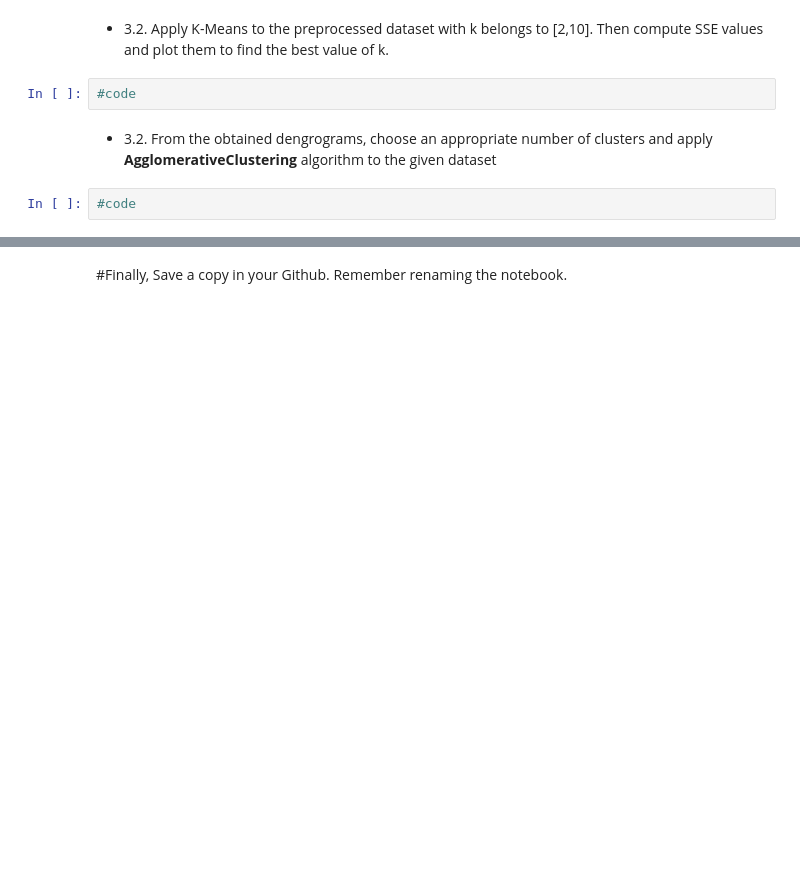
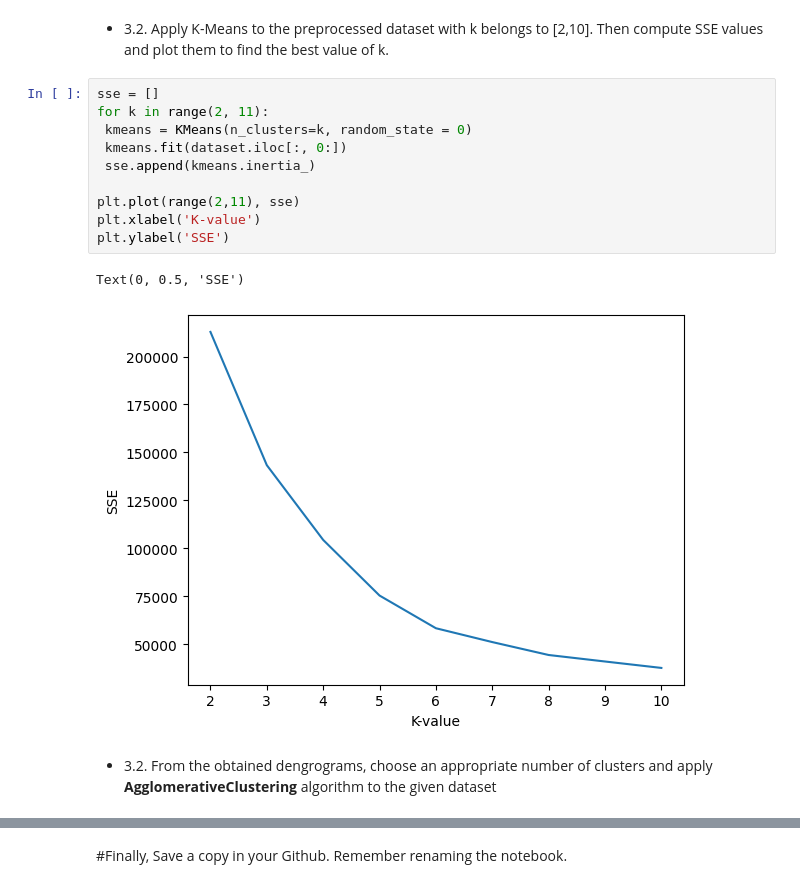
Before and after one commit to NguyenPhamQuocHuy-20130283/20130283_NguyenPhamQuocHuy_ML2023, a Jupyter notebook: Lab_7_20130283_NguyenPhamQuocHuy.ipynb, the cells around one changed output, grey strips where cells are left out. Cells and saved outputs as stored; diff of their text form; blank space fills up the shorter version.

```diff
--- a/Lab_7_20130283_NguyenPhamQuocHuy.ipynb
+++ b/Lab_7_20130283_NguyenPhamQuocHuy.ipynb
@@ -155,8 +206,17 @@ For given dataset (shopping-data.csv) including 5 attributes: **CustomerID**, **
 # %% [markdown]
 *   3.2. Apply K-Means to the preprocessed dataset with k belongs to [2,10]. Then compute SSE values and plot them to find the best value of k.
-# %%
-#code
+# %%
+sse = []
+for k in range(2, 11):
+ kmeans = KMeans(n_clusters=k, random_state = 0)
+ kmeans.fit(dataset.iloc[:, 0:])
+ sse.append(kmeans.inertia_)
+
+plt.plot(range(2,11), sse)
+plt.xlabel('K-value')
+plt.ylabel('SSE')
+# %% [output]
+Text(0, 0.5, 'SSE')
+[figure, added]
 # %% [markdown]
 *   3.2. From the obtained dengrograms, choose an appropriate number of clusters and apply **AgglomerativeClustering** algorithm to the given dataset
-# %%
-#code
```
Also changed, not shown: parts of 17 cells of this notebook, 2 other files.
